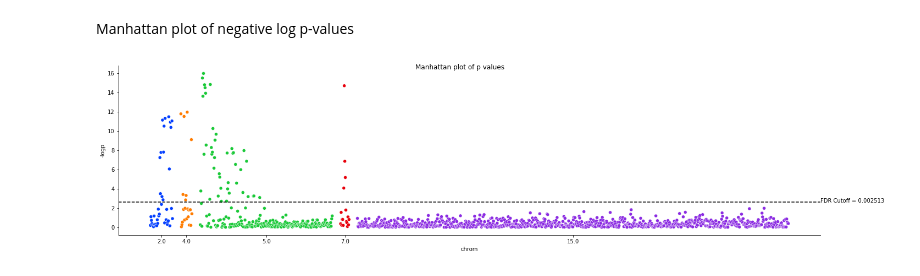
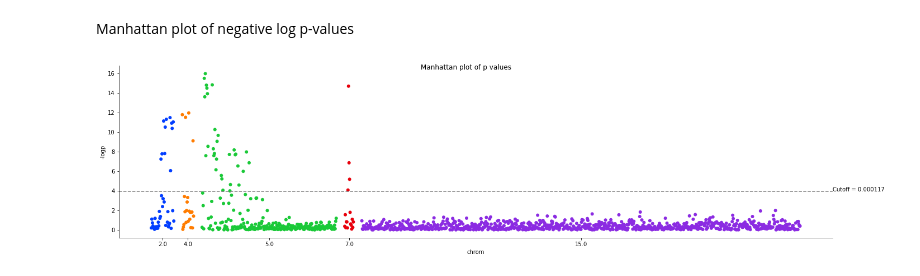
Before and after one commit to aehrc/VariantSpark, a Jupyter notebook: examples/notebooks/variantspark_nohail_demo.ipynb, the cells around one changed output. Cells and saved outputs as stored; diff of their text form; code cells hidden in the pictures.

Commit message:
CHORE: Update nohail notebook with significance line changes (#237)

```diff
--- a/examples/notebooks/variantspark_nohail_demo.ipynb
+++ b/examples/notebooks/variantspark_nohail_demo.ipynb
@@ -175,9 +162,7 @@ plt.show()
 [figure]
 # %% [markdown]
 Manhattan plot of negative log p-values
-# %%
-manhattan_df = fdrCalc.plot_manhattan_imp(fdr=fdr)
-# Not sure how to project the significance line
-# I have taken the negative log of the calculated fdr in this example. Have also tried the local_fdr_cutoff but it doesn't look correct.
-# %% [output]
-[figure, removed]
+# %%
+manhattan_df = fdrCalc.plot_manhattan_imp()
+# %% [output]
+[figure, added]
```
Also changed, not shown: parts of 4 cells of this notebook.
